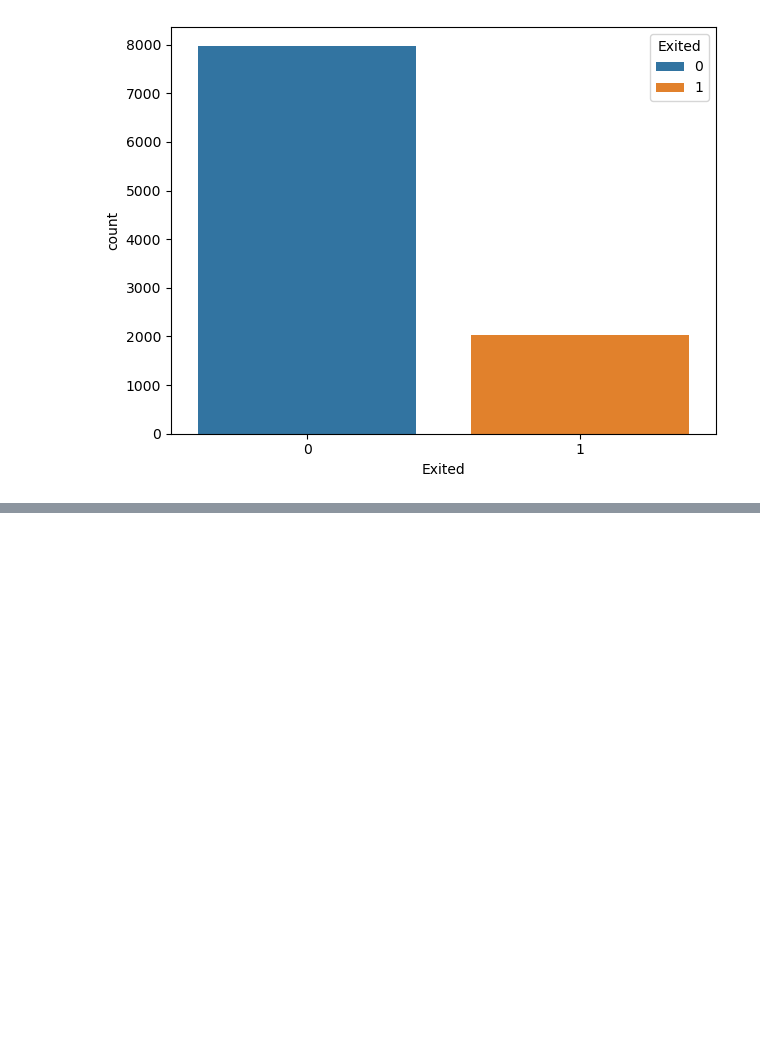
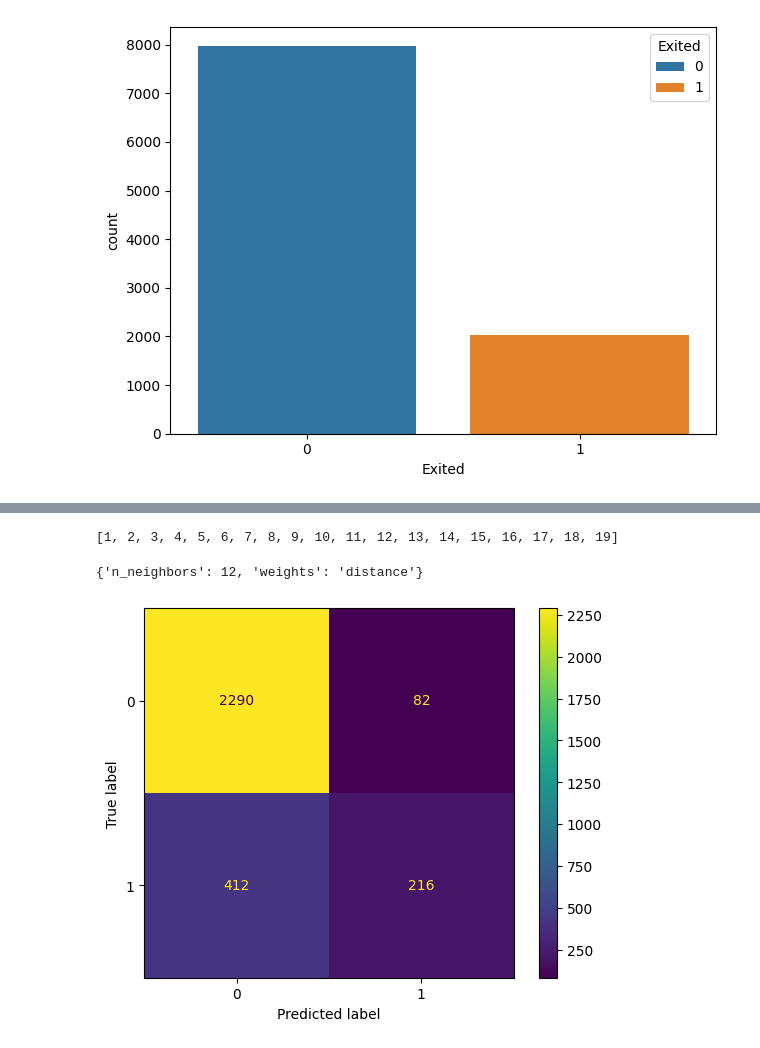
Before and after one commit to adityachache/ML-Notebooks, a Jupyter notebook: Consumer_Churn_Analysis.ipynb, the cells around one changed output, grey strips where cells are left out. Cells and saved outputs as stored; diff of their text form; code cells hidden in the pictures; blank space fills up the shorter version.

```diff
--- a/Consumer_Churn_Analysis.ipynb
+++ b/Consumer_Churn_Analysis.ipynb
@@ -789,0 +648,24 @@ def display_roc_auc(y_test, y_preds):
+# %%
+k_values = [k for k in range(1,20)]
+k_values
+# %% [output]
+[1, 2, 3, 4, 5, 6, 7, 8, 9, 10, 11, 12, 13, 14, 15, 16, 17, 18, 19]
+# %%
+# taking weights as a hyperparamter
+
+param_grid = {
+    'n_neighbors': k_values,  # K values
+    'weights': ['uniform', 'distance']
+}
+
+knn = KNeighborsClassifier()
+# %%
+knn_model, y_test, y_preds, X_test_scaled = train_and_evaluate(customer_df_encoded, knn, param_grid, scaling='standard')
+# %%
+knn_model.best_params_
+# %% [output]
+{'n_neighbors': 12, 'weights': 'distance'}
+# %%
+display_confusion_matrix(y_test, y_preds)
+# %% [output]
+[figure, added]
```
Also changed, not shown: parts of 36 cells of this notebook.
